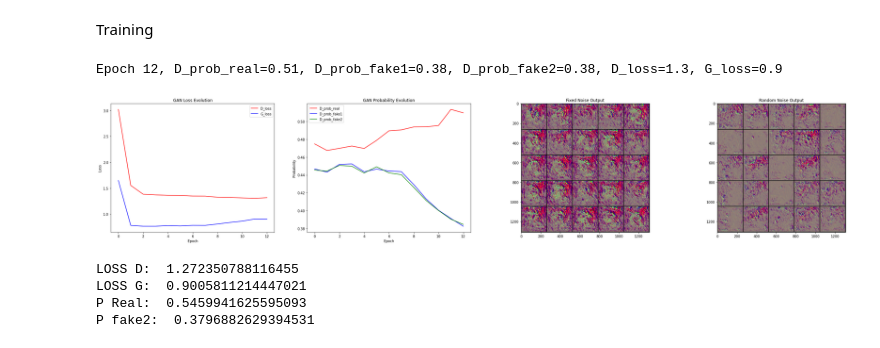
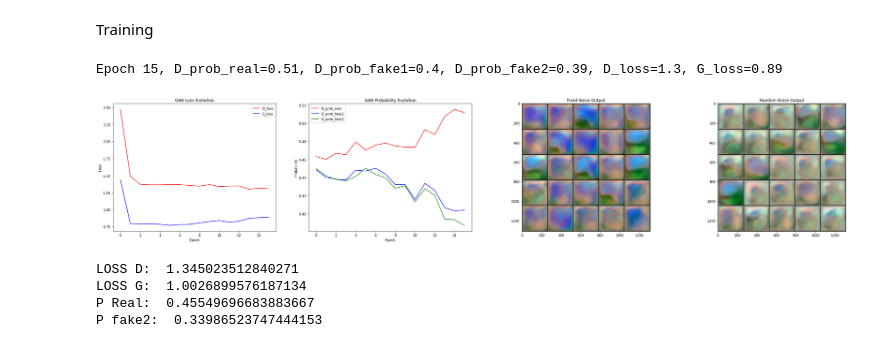
Before and after one commit to fusedbloxxer/deeplearning-gan-monet-painter, a Jupyter notebook: src/main.ipynb, the cells around one changed output. Cells and saved outputs as stored; diff of their text form; code cells hidden in the pictures.

```diff
--- a/src/main.ipynb
+++ b/src/main.ipynb
@@ -173,7 +174,7 @@ noise_dim = 128
 # Define GAN networks
 g = Generator(
     in_dim=torch.Size((noise_dim,)),
-    hidden_dim=torch.Size((256, 4, 4)),
+    hidden_dim=torch.Size((1024, 4, 4)),
     out_dim=torch.Size((3, 256, 256)),
     activ_fun=nn.LeakyReLU(negative_slope=0.2, inplace=True),
     batchnorm=True,
@@ -217,27 +357,27 @@ Training
 # %%
 # Evaluate the same noise over time
 fixed_noise = torch.randn((25, noise_dim), device=device)
 
 # Train the GAN
 # with torch.autograd.detect_anomaly():
 train(
     gan=gan,
     device=device,
     optims=optims,
-    d_steps=1,
+    d_steps=d_steps,
     loss_fn=loss_fn,
     num_epochs=num_epochs,
     epoch_size=epoch_size,
     fixed_noise=fixed_noise,
     fake_label_noise = 0.1,
     real_label_noise = 0.2,
     data_loader=data_loader,
     pretraining=pretraining,
 )
 # %% [output]
-Epoch 12, D_prob_real=0.51, D_prob_fake1=0.38, D_prob_fake2=0.38, D_loss=1.3, G_loss=0.9
+Epoch 15, D_prob_real=0.51, D_prob_fake1=0.4, D_prob_fake2=0.39, D_loss=1.3, G_loss=0.89
-[figure, old version]
+[figure, new version]
-LOSS D:  1.272350788116455
-LOSS G:  0.9005811214447021
-P Real:  0.5459941625595093
-P fake2:  0.3796882629394531
+LOSS D:  1.345023512840271
+LOSS G:  1.0026899576187134
+P Real:  0.45549696683883667
+P fake2:  0.33986523747444153
```
Also changed, not shown: parts of 5 cells of this notebook, 1 other file.
